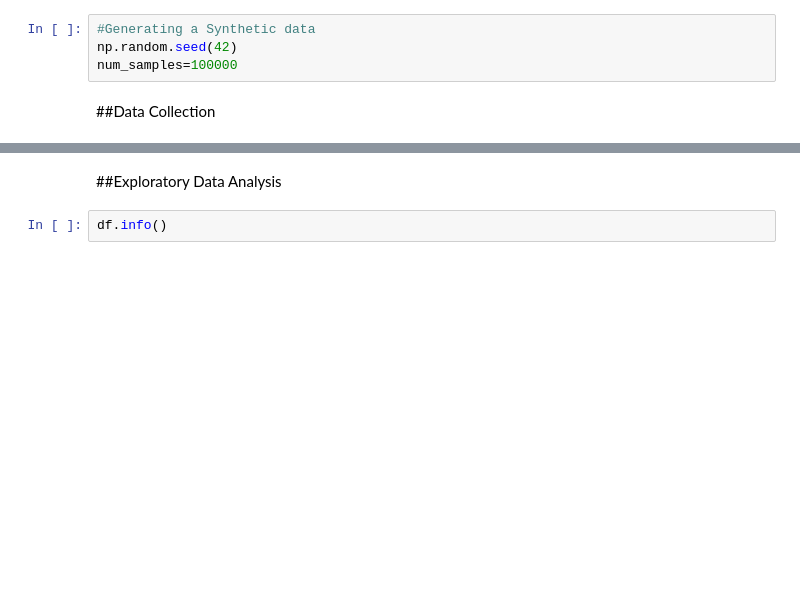
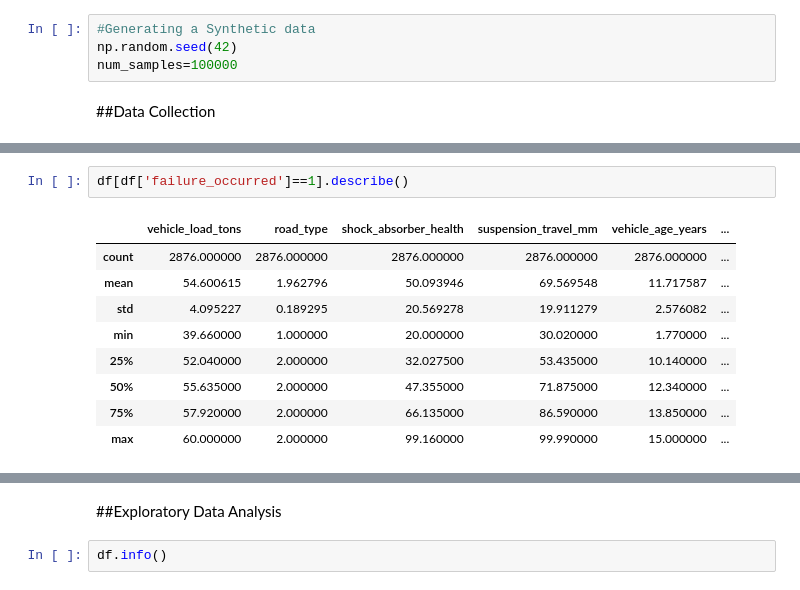
Before and after one commit to JayachandranSA/Suspension_Failure_Prediction, a Jupyter notebook: Suspension_Failure_Prediction.ipynb, the cells around one changed output, grey strips where cells are left out. Cells and saved outputs as stored; diff of their text form; blank space fills up the shorter version.

```diff
--- a/Suspension_Failure_Prediction.ipynb
+++ b/Suspension_Failure_Prediction.ipynb
@@ -55,0 +70,12 @@ df.head()
+# %%
+df[df['failure_occurred']==1].describe()
+# %% [output]
+|  | vehicle_load_tons | road_type | shock_absorber_health | suspension_travel_mm | vehicle_age_years | ... |
+| count | 2876.000000 | 2876.000000 | 2876.000000 | 2876.000000 | 2876.000000 | ... |
+| mean | 54.600615 | 1.962796 | 50.093946 | 69.569548 | 11.717587 | ... |
+| std | 4.095227 | 0.189295 | 20.569278 | 19.911279 | 2.576082 | ... |
+| min | 39.660000 | 1.000000 | 20.000000 | 30.020000 | 1.770000 | ... |
+| 25% | 52.040000 | 2.000000 | 32.027500 | 53.435000 | 10.140000 | ... |
+| 50% | 55.635000 | 2.000000 | 47.355000 | 71.875000 | 12.340000 | ... |
+| 75% | 57.920000 | 2.000000 | 66.135000 | 86.590000 | 13.850000 | ... |
+| max | 60.000000 | 2.000000 | 99.160000 | 99.990000 | 15.000000 | ... |
```
Also changed, not shown: parts of 18 cells of this notebook.
